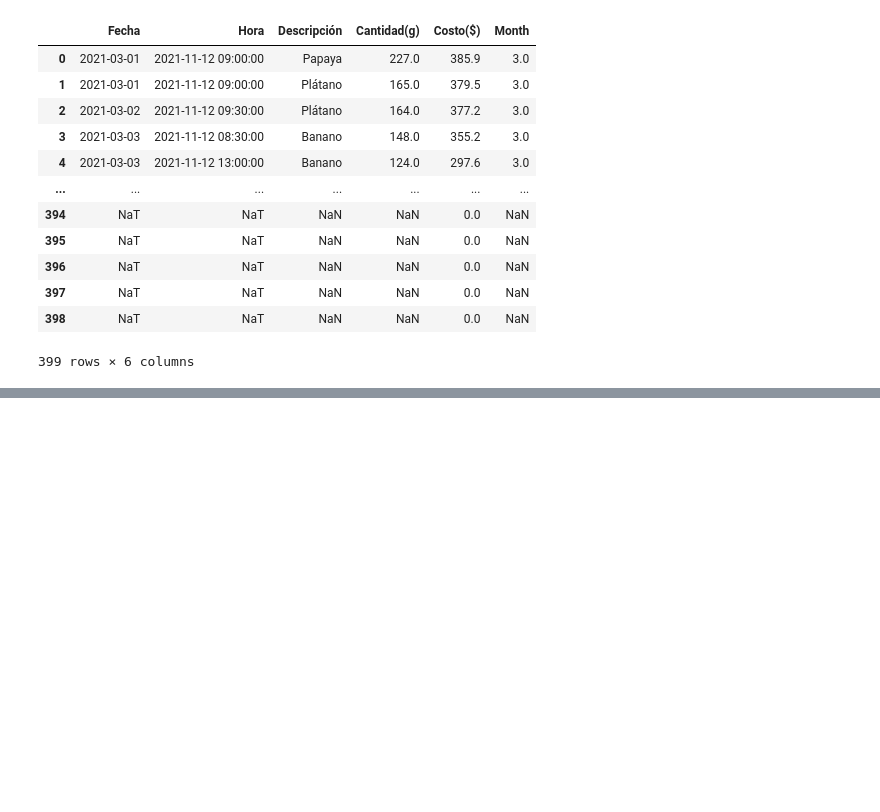
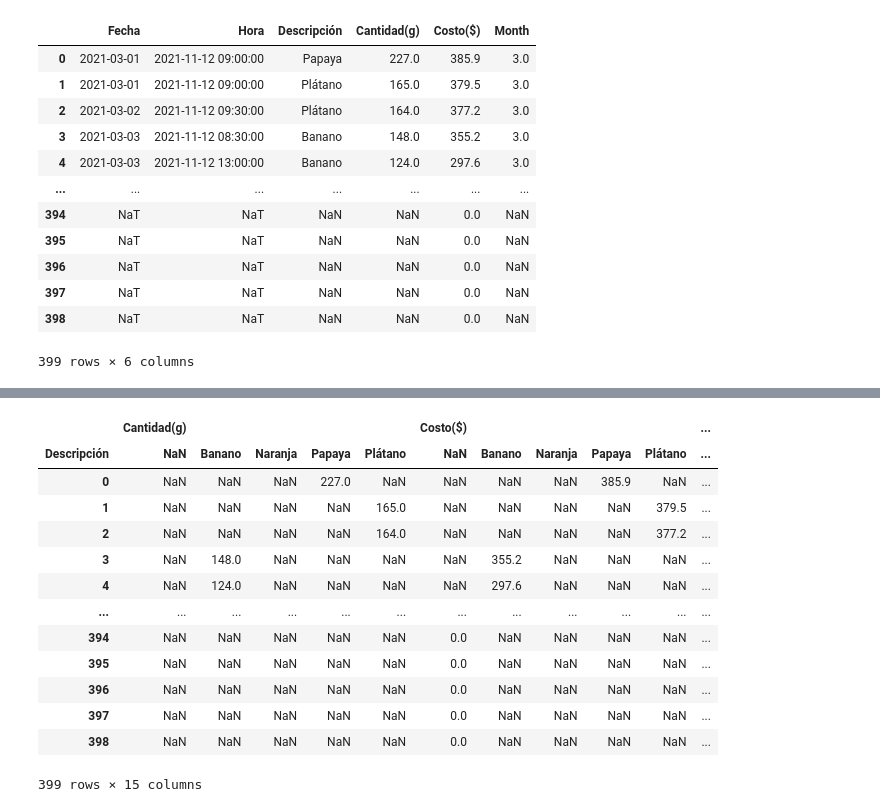
Before and after one commit to isabelyb/bokeh_birds_dashboard, a Jupyter notebook: birds_dashboard.ipynb, the cells around one changed output, grey strips where cells are left out. Drawn from its saved outputs; the diff is of its cells as text; code cells hidden in the pictures; blank space fills up the shorter version.

```diff
--- a/birds_dashboard.ipynb
+++ b/birds_dashboard.ipynb
@@ -56,0 +73,18 @@ df
+# %%
+pivoted = df.pivot(columns='Descripción', values=['Cantidad(g)', 'Costo($)','Month'])
+pivoted
+# %% [output]
+|  | Cantidad(g) |  |  |  |  | Costo($) |  |  |  |  | ... |
+| Descripción | NaN | Banano | Naranja | Papaya | Plátano | NaN | Banano | Naranja | Papaya | Plátano | ... |
+| 0 | NaN | NaN | NaN | 227.0 | NaN | NaN | NaN | NaN | 385.9 | NaN | ... |
+| 1 | NaN | NaN | NaN | NaN | 165.0 | NaN | NaN | NaN | NaN | 379.5 | ... |
+| 2 | NaN | NaN | NaN | NaN | 164.0 | NaN | NaN | NaN | NaN | 377.2 | ... |
+| 3 | NaN | 148.0 | NaN | NaN | NaN | NaN | 355.2 | NaN | NaN | NaN | ... |
+| 4 | NaN | 124.0 | NaN | NaN | NaN | NaN | 297.6 | NaN | NaN | NaN | ... |
+| ... | ... | ... | ... | ... | ... | ... | ... | ... | ... | ... | ... |
+| 394 | NaN | NaN | NaN | NaN | NaN | 0.0 | NaN | NaN | NaN | NaN | ... |
+| 395 | NaN | NaN | NaN | NaN | NaN | 0.0 | NaN | NaN | NaN | NaN | ... |
+| 396 | NaN | NaN | NaN | NaN | NaN | 0.0 | NaN | NaN | NaN | NaN | ... |
+| 397 | NaN | NaN | NaN | NaN | NaN | 0.0 | NaN | NaN | NaN | NaN | ... |
+| 398 | NaN | NaN | NaN | NaN | NaN | 0.0 | NaN | NaN | NaN | NaN | ... |
+399 rows × 15 columns
```
Also changed, not shown: parts of 14 cells of this notebook, 1 other file.
